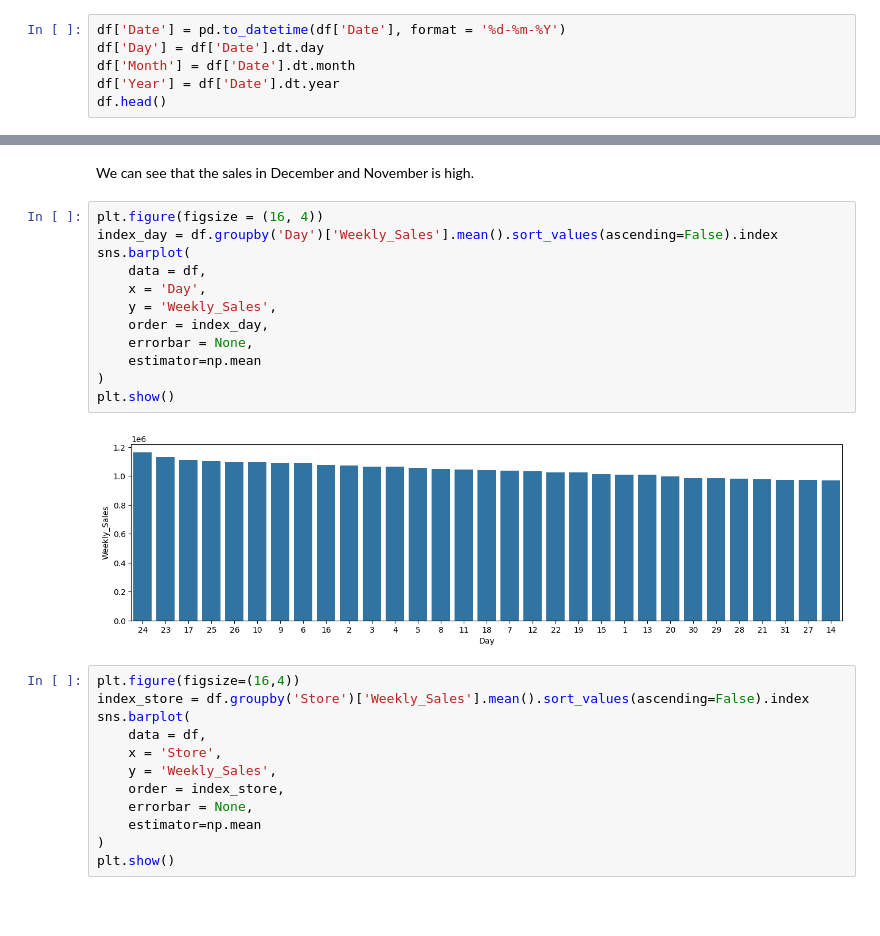
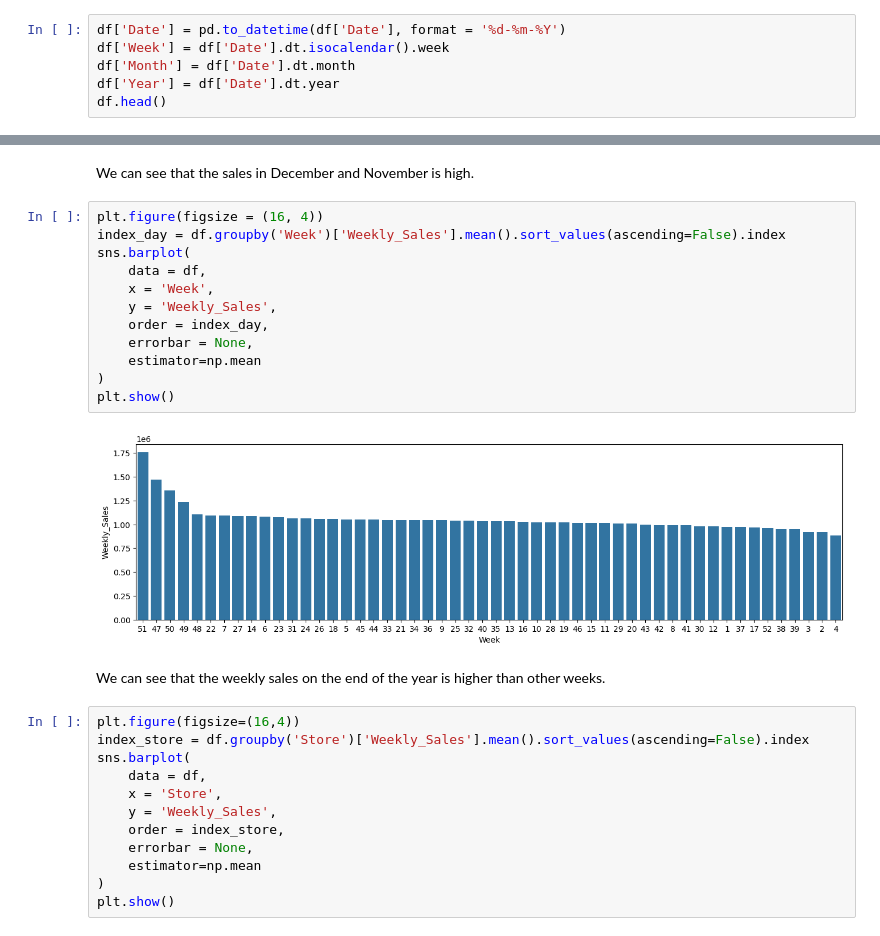
Before and after one commit to thuongtuandang/sale_prediction_self_attention_and_classical_models, a Jupyter notebook: data_exploring_and_classical_models.ipynb, the cells around one changed output, grey strips where cells are left out. Drawn from its saved outputs; the diff is of its cells as text; blank space fills up the shorter version.

```diff
--- a/data_exploring_and_classical_models.ipynb
+++ b/data_exploring_and_classical_models.ipynb
@@ -58,6 +72,6 @@ Because this is a time series prediction, we will separate the Date column into
 # %%
 df['Date'] = pd.to_datetime(df['Date'], format = '%d-%m-%Y')
-df['Day'] = df['Date'].dt.day
+df['Week'] = df['Date'].dt.isocalendar().week
 df['Month'] = df['Date'].dt.month
 df['Year'] = df['Date'].dt.year
 df.head()
@@ -239,18 +253,20 @@ sns.barplot(
 We can see that the sales in December and November is high.
 # %%
 plt.figure(figsize = (16, 4))
-index_day = df.groupby('Day')['Weekly_Sales'].mean().sort_values(ascending=False).index
+index_day = df.groupby('Week')['Weekly_Sales'].mean().sort_values(ascending=False).index
 sns.barplot(
     data = df,
-    x = 'Day',
+    x = 'Week',
     y = 'Weekly_Sales',
     order = index_day,
     errorbar = None,
     estimator=np.mean
 )
 plt.show()
 # %% [output]
-[figure, old version]
+[figure, new version]
+# %% [markdown]
+We can see that the weekly sales on the end of the year is higher than other weeks.
 # %%
 plt.figure(figsize=(16,4))
 index_store = df.groupby('Store')['Weekly_Sales'].mean().sort_values(ascending=False).index
```
Also changed, not shown: parts of 23 cells of this notebook, 3 other files.
